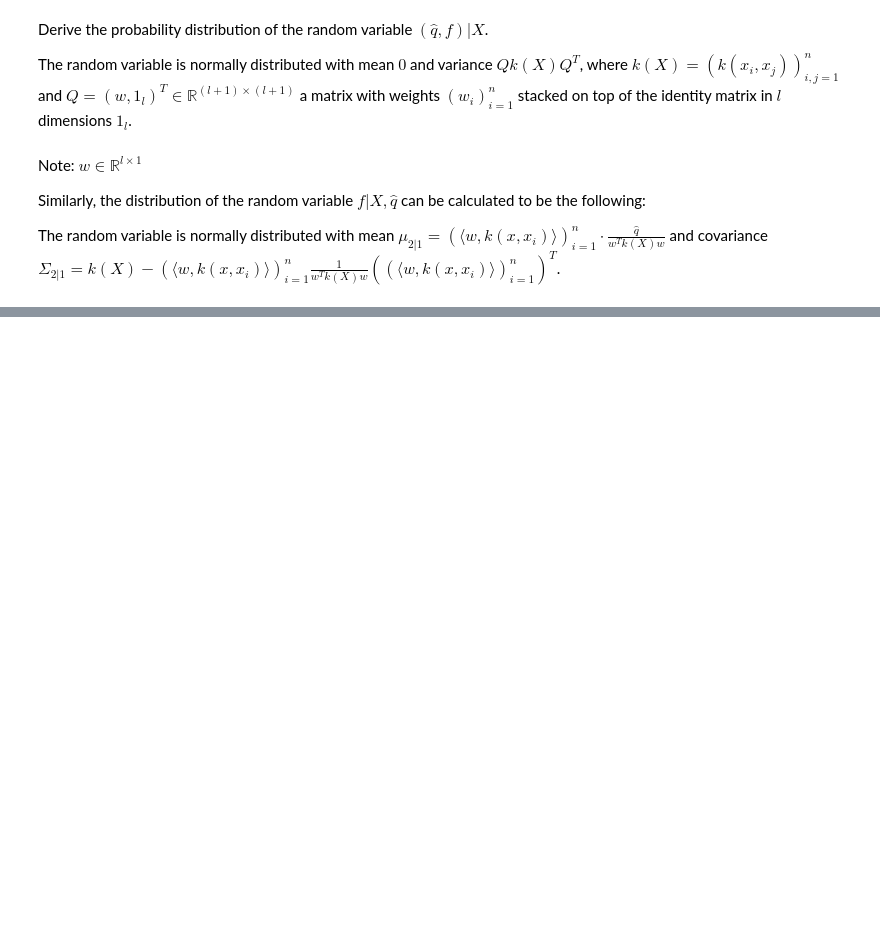
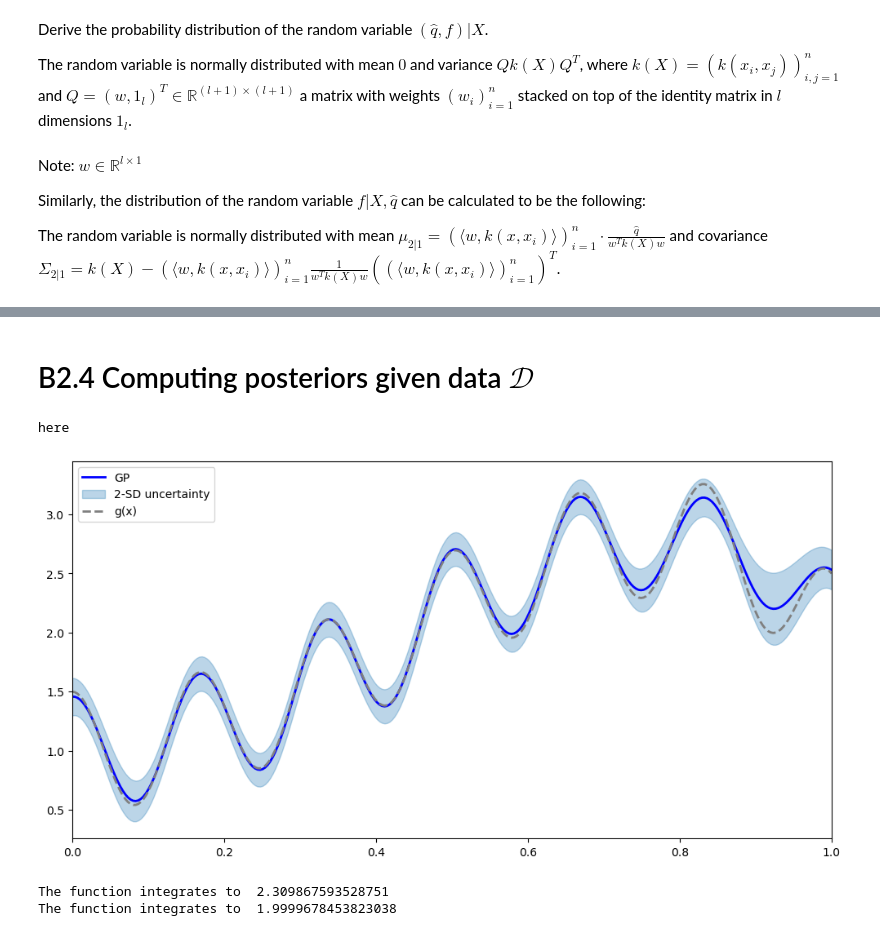
Before and after one commit to mdreisler/PML_course, a Jupyter notebook: Final_project/Caro/restricted_GP.ipynb, the cells around one changed output, grey strips where cells are left out. Cells and saved outputs as stored; diff of their text form; code cells hidden in the pictures; blank space fills up the shorter version.

```diff
--- a/Final_project/Caro/restricted_GP.ipynb
+++ b/Final_project/Caro/restricted_GP.ipynb
@@ -160,0 +117,2 @@ tensor([[ 0.3526,  0.3471,  0.3414,  ..., -0.2755, -0.2776, -0.2795],
+# %% [markdown]
+# B2.4 Computing posteriors given data $\mathcal{D}$
@@ -160,0 +122,7 @@ tensor([[ 0.3526,  0.3471,  0.3414,  ..., -0.2755, -0.2776, -0.2795],
+# %%
+data_x = torch.tensor([0,0.25,0.5],dtype=torch.float64)
+data_y = torch.tensor([1.46,0.93,2.76],dtype=torch.float64)
+plot(model=gpr, plot_observed_data=False, plot_predictions=True)
+# %% [output]
+here
+[figure, added]
@@ -160,0 +204,41 @@ tensor([[ 0.3526,  0.3471,  0.3414,  ..., -0.2755, -0.2776, -0.2795],
+# %%
+σ_noise = np.sqrt(0.01)  # The standard deviation of the noise
+
+# Compute the posterior mean and covariance
+σ_noise = np.sqrt(0.01)  # The standard deviation of the noise
+
+# Compute posterior mean and covariance
+μ2, Σ2 = GP_noise(data_x.detach().numpy() , data_y.detach().numpy() , x.detach().numpy(), gpr.kernel, σ_noise)
+
+# Compute the standard deviation at the test points to be plotted
+σ2 = np.sqrt(np.diag(Σ2))
+# Draw some samples of the posterior
+y2 = np.random.multivariate_normal(mean=μ2, cov=Σ2, size=5)
+
+
+print('The function integrates to ', y2[0]@w.detach().numpy())
+
+
+############################################################################################################
+
+μ2_restricted, Σ2_restricted = GP_noise_restricted(mean, cov, σ_noise)
+
+# Compute the standard deviation at the test points to be plotted
+σ2_restricted = np.sqrt(np.diag(Σ2_restricted))
+
+# Draw one samples of the posterior
+y2_restricted = np.random.multivariate_normal(mean=μ2_restricted, cov=Σ2_restricted, size=1).T
+
+# Ensure y2 has the same number of columns as data_y
+y2_restricted = y2_restricted.reshape(-1, 1)
+
+y_values= np.append(data_y.unsqueeze(1).detach().numpy(), y2_restricted, axis=0)
+y_values = y_values.flatten()
+
+print('The function integrates to ',y_values @ w.detach().numpy())
+
+# generate 5 samples for plotting
+y_5 = np.random.multivariate_normal(mean=μ2_restricted, cov=Σ2_restricted, size=5).T
+# %% [output]
+The function integrates to  2.309867593528751
+The function integrates to  1.9999678453823038
```
Also changed, not shown: parts of 20 cells of this notebook, 3 other files.
